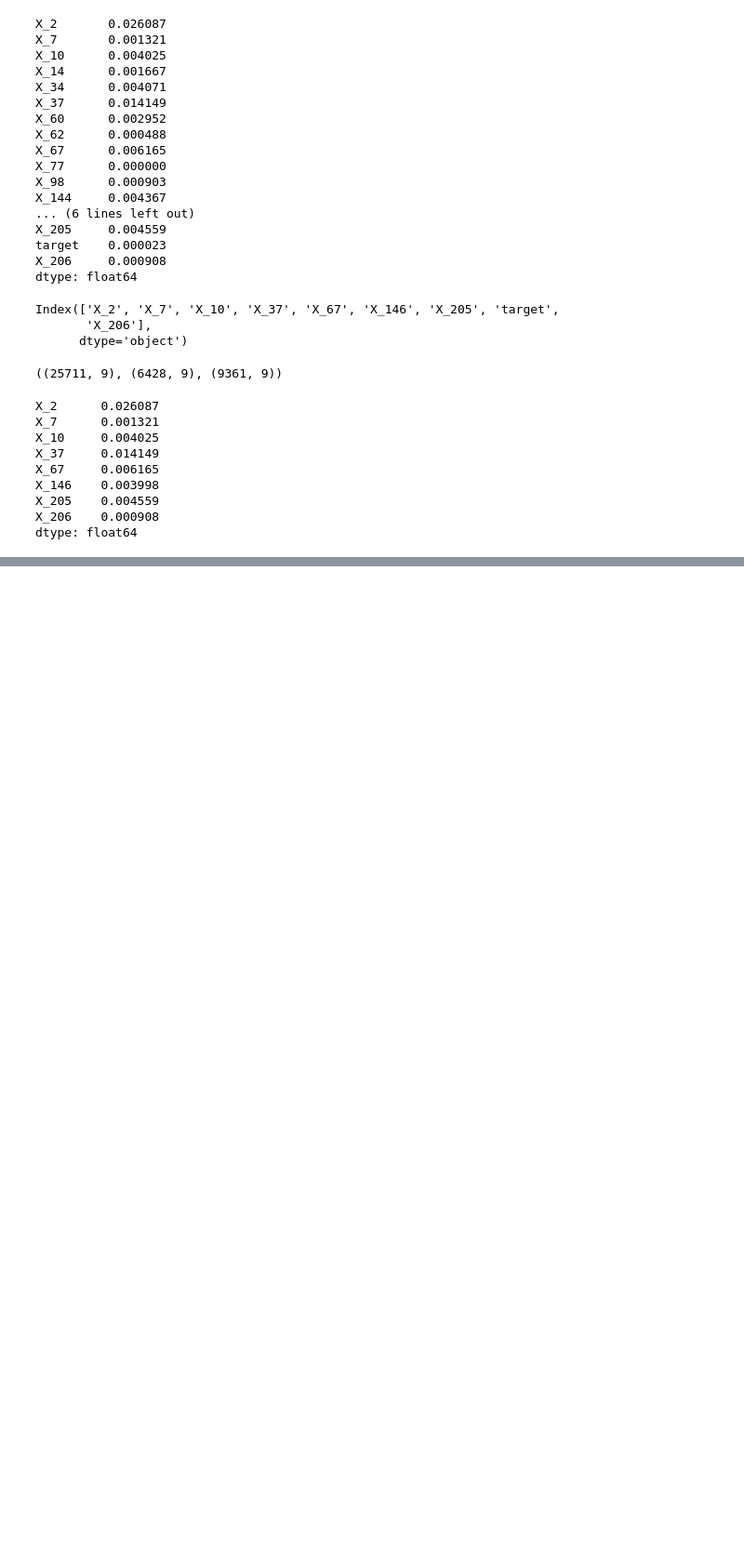
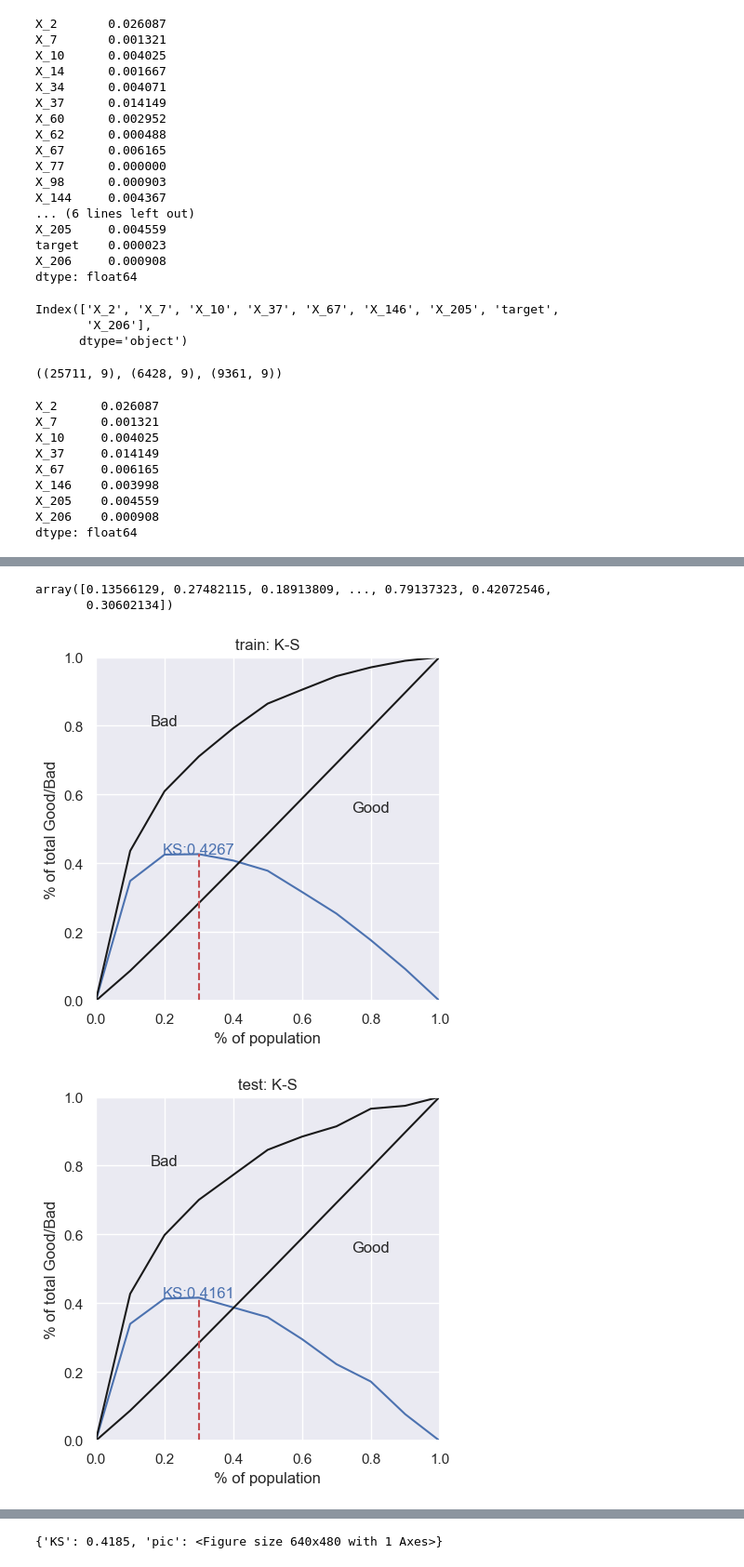
Before and after one commit to huanxu767/AI-python, a Jupyter notebook: givemesomecredit/thesis.ipynb, the cells around one changed output, grey strips where cells are left out. Shown: that part at 93% size. Cells and saved outputs as stored; diff of their text form; code cells hidden in the pictures; blank space fills up the shorter version.

```diff
--- a/givemesomecredit/thesis.ipynb
+++ b/givemesomecredit/thesis.ipynb
@@ -428,15 +430,15 @@ dtype: float64
 # %%
 # 用逻辑回归建模
 from sklearn.linear_model import LogisticRegression
-lr = LogisticRegression()
+lr = LogisticRegression(class_weight='balanced')
 
 # 假设final_data是你的DataFrame，col是特征列的列表，target是目标变量列的名字
 X = final_data[col]
 y = final_data[target]
 # 添加常数项以拟合截距
-X = sm.add_constant(X)
+# X = sm.add_constant(X)
 # 拟合逻辑回归模型
-model = sm.Logit(y, X)
-result = model.fit()
+# model = sm.Logit(y, X)
+# result = model.fit()
 # 输出摘要，其中包括系数、标准误差、z值、p值、Wald卡方等
-print(result.summary())
+# print(result.summary())
@@ -489,5 +514,17 @@ print('oot PSI',my_lib.calculate_model_psi(pred_train, pred_oot))
+# %%
+# final_data[target].values
+pred_train
+# %% [output]
+array([0.13566129, 0.27482115, 0.18913809, ..., 0.79137323, 0.42072546,
+       0.30602134])
 # %%
 
 import scorecardpy as sc
 # auc和ks值可视化输出
-sc.perf_eva( final_data[target].values,pred_train)
+sc.perf_eva( final_data[target].values,pred_train,plot_type=["ks"],groupnum=10,title="train")
+# sc.perf_eva( final_data[target].values,pred_train,plot_type=["roc"])
+sc.perf_eva( final_test_data[target].values,pred_test,plot_type=["ks"],groupnum=10,title="test")
+sc.perf_eva( final_oot_data[target].values,pred_oot,plot_type=["ks"],groupnum=10,title="oot")
+# %% [output]
+[figure, added]
+[figure, added]
@@ -494,3 +532,4 @@ sc.perf_eva( final_data[target].values,pred_train)
+{'KS': 0.4185, 'pic': <Figure size 640x480 with 1 Axes>}
 # %%
 
 # 计算并输出结果
```
Also changed, not shown: parts of 14 cells of this notebook, 1 other file.
